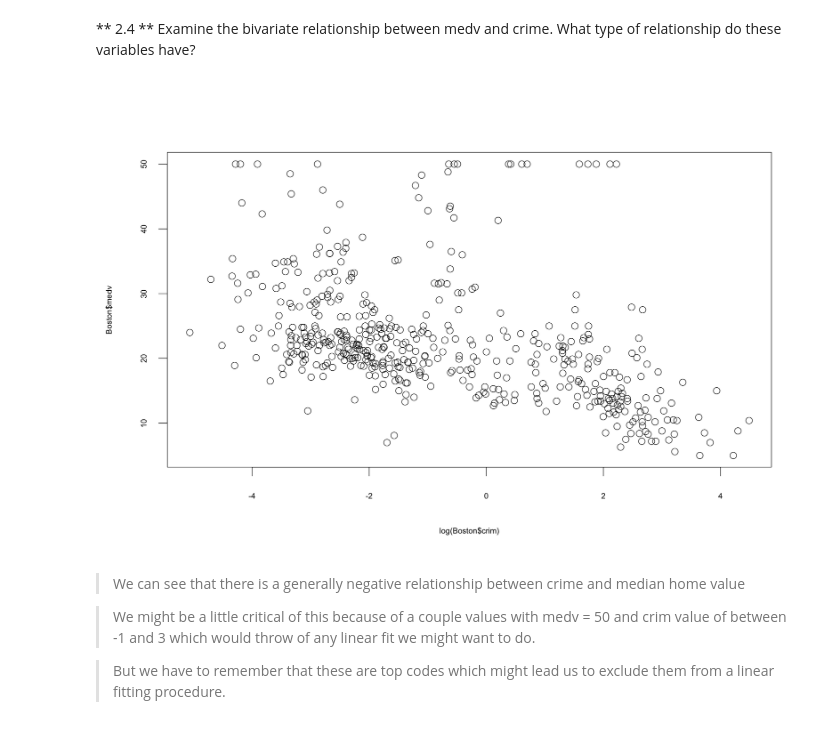
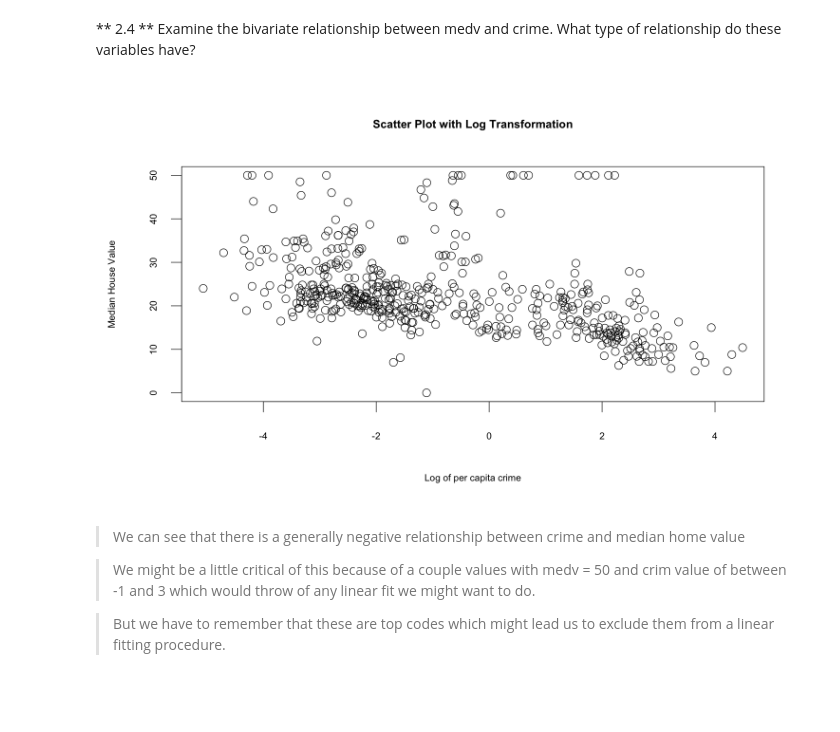
Before and after one commit to ansjory/W203_live_session_repo, a Jupyter notebook: unit_2/unit_2_ls_inst.ipynb, the cells around one changed output. Cells and saved outputs as stored; diff of their text form; code cells hidden in the pictures; blank space fills up the shorter version.

```diff
--- a/unit_2/unit_2_ls_inst.ipynb
+++ b/unit_2/unit_2_ls_inst.ipynb
@@ -168,10 +168,11 @@ hist(log(Boston$crim), breaks = 15)
 # %% [markdown]
 ** 2.4 ** Examine the bivariate relationship between medv and crime.  What type of relationship do these variables have?
 # %%
-options(repr.plot.height = 10, repr.plot.width = 15, repr.plot.pointsize = 22)
-plot(log(Boston$crim),Boston$medv)
+options(repr.plot.height = 7.5, repr.plot.width = 12.5, repr.plot.pointsize = 22)
+plot(log(Boston$crim),Boston$medv, main = "Scatter Plot with Log Transformation",
+     col = 'black', xlab = 'Log of per capita crime', ylab = 'Median House Value')
 # %% [output]
-[figure, old version]
+[figure, new version]
 # %% [markdown]
 > We can see that there is a generally negative relationship between crime and median home value
 
```
Also changed, not shown: parts of 2 cells of this notebook.
